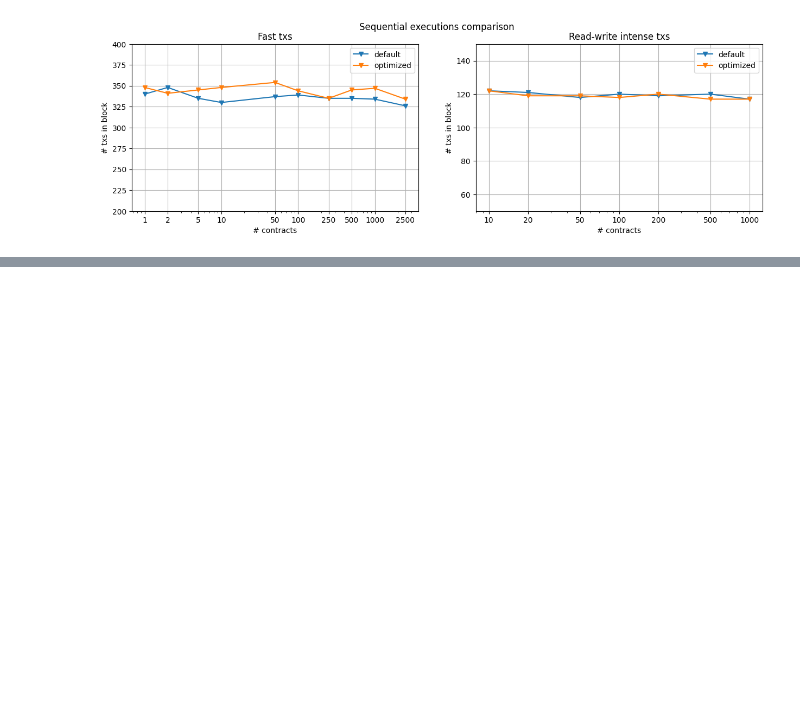
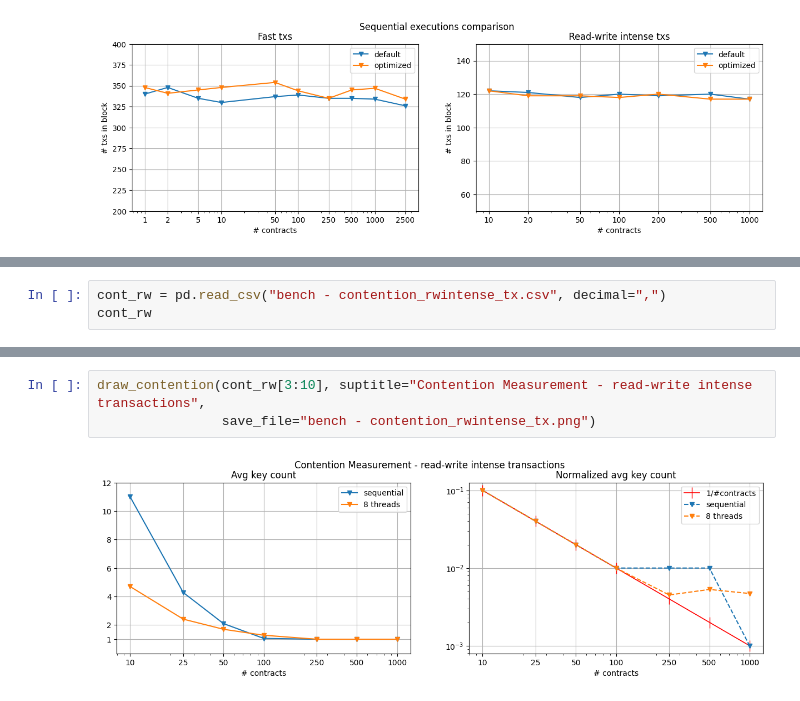
Before and after one commit to dmitrygulevich2000/we-benchmark, a Jupyter notebook: artifacts/Notebook.ipynb, the cells around one changed output, grey strips where cells are left out. Saved outputs shown, nothing was run; the diff lists cells and outputs as text; blank space fills up the shorter version.

```diff
--- a/artifacts/Notebook.ipynb
+++ b/artifacts/Notebook.ipynb
@@ -138,0 +195,3 @@ fig.show()
+# %%
+cont_rw = pd.read_csv("bench - contention_rwintense_tx.csv", decimal=",")
+cont_rw
@@ -138,0 +216,5 @@ fig.show()
+# %%
+draw_contention(cont_rw[3:10], suptitle="Contention Measurement - read-write intense transactions",
+                save_file="bench - contention_rwintense_tx.png")
+# %% [output]
+[figure, added]
```
Also changed, not shown: parts of 3 cells of this notebook, 19 other files.
